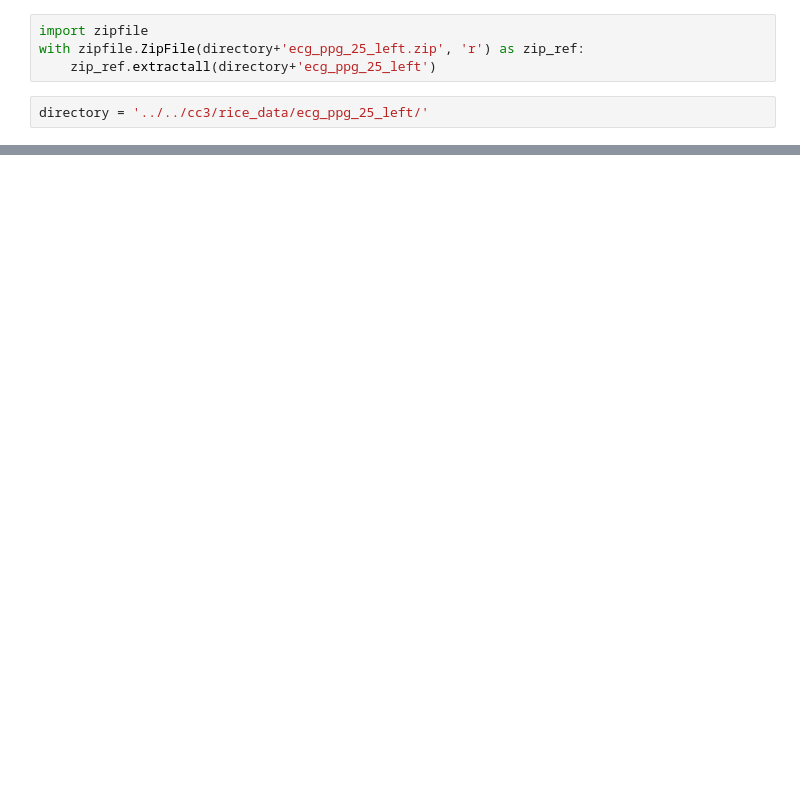
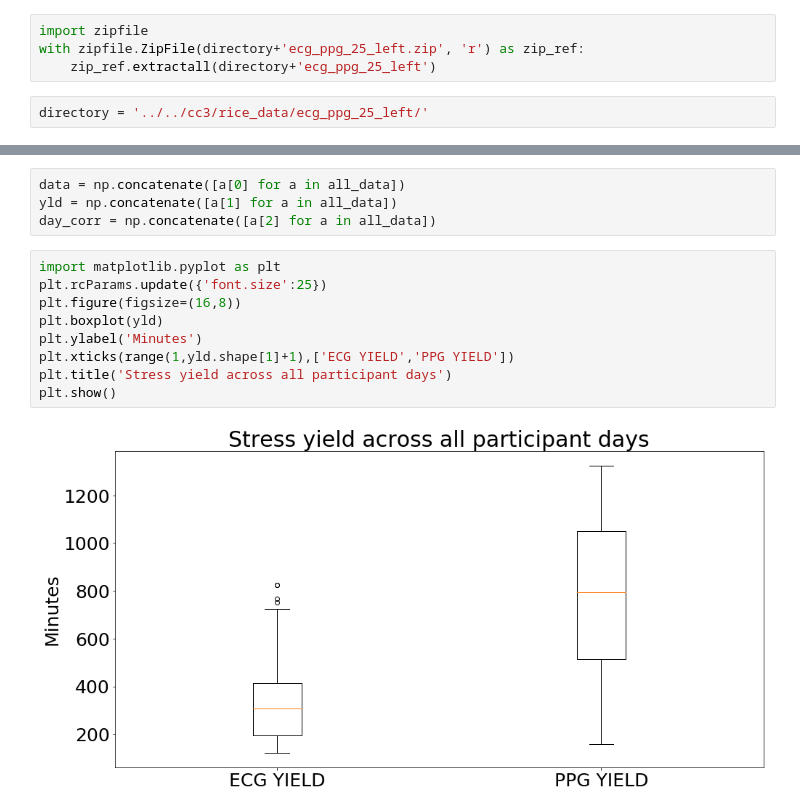
Before and after one commit to aungkonazim/RR-ECG-PPG, a Jupyter notebook: stress_exp/main_read_all_data.ipynb, the cells around one changed output, grey strips where cells are left out. Drawn from its saved outputs; the diff is of its cells as text; blank space fills up the shorter version.

```diff
--- a/stress_exp/main_read_all_data.ipynb
+++ b/stress_exp/main_read_all_data.ipynb
@@ -163,0 +202,15 @@ data = Parallel(n_jobs=30,verbose=2)(delayed(parse_each_participant)(directory,d
+# %%
+data = np.concatenate([a[0] for a in all_data])
+yld = np.concatenate([a[1] for a in all_data])
+day_corr = np.concatenate([a[2] for a in all_data])
+# %%
+import matplotlib.pyplot as plt
+plt.rcParams.update({'font.size':25})
+plt.figure(figsize=(16,8))
+plt.boxplot(yld)
+plt.ylabel('Minutes')
+plt.xticks(range(1,yld.shape[1]+1),['ECG YIELD','PPG YIELD'])
+plt.title('Stress yield across all participant days')
+plt.show()
+# %% [output]
+[figure, added]
```
Also changed, not shown: parts of 8 cells of this notebook, 4 other files.
